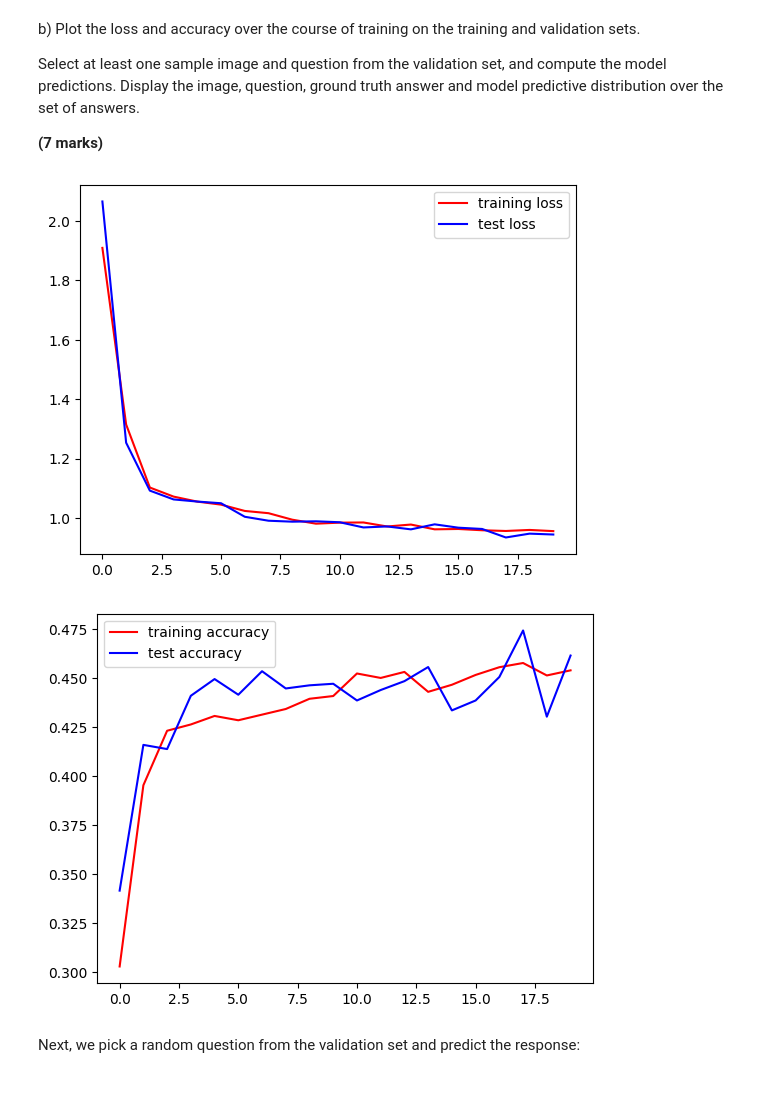
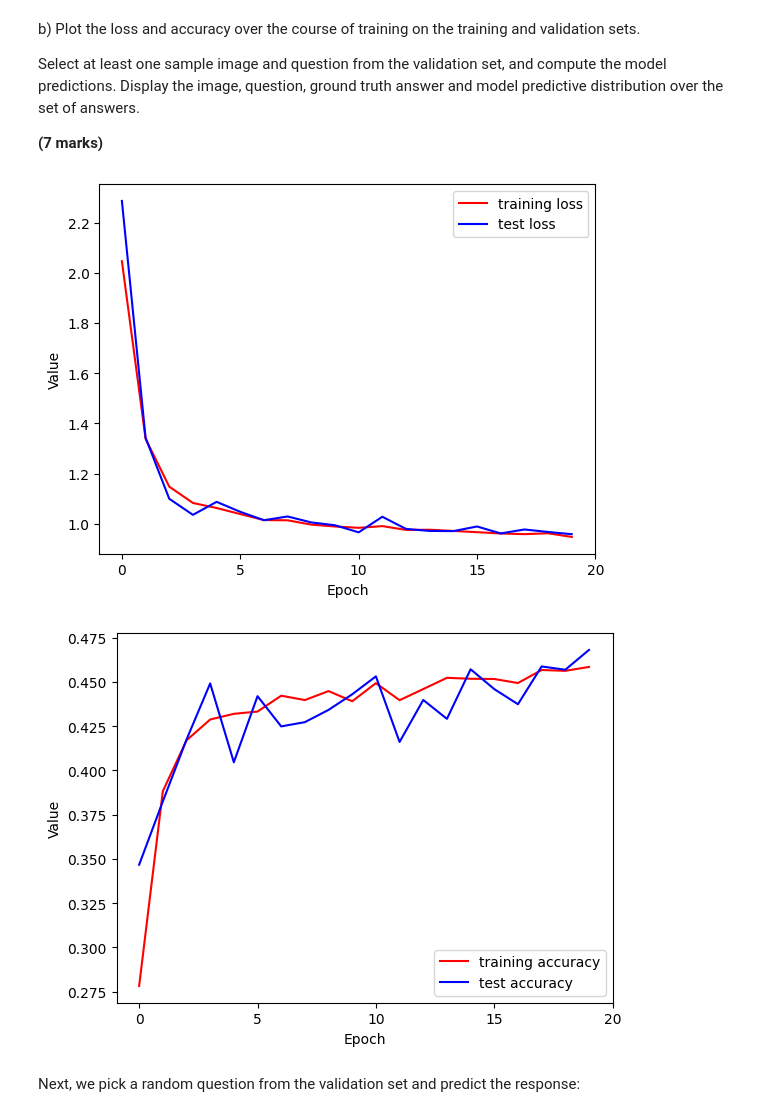
Before and after one commit to frasermartinx/DL, a Jupyter notebook: Week 7/DL_CW2_02476922/DL_CW2_02476922.ipynb, the cells around one changed output. Drawn from its saved outputs; the diff is of its cells as text; code cells hidden in the pictures; blank space fills up the shorter version.

```diff
--- a/Week 7/DL_CW2_02476922/DL_CW2_02476922.ipynb
+++ b/Week 7/DL_CW2_02476922/DL_CW2_02476922.ipynb
@@ -203,3 +199,6 @@ def tokenize_q(element):
 #map it
 train_ds = train_ds.map(tokenize_q)
 val_ds = val_ds.map(tokenize_q)
+# %%
+for ele in train_ds.take(1):
+    print(ele)
@@ -213,7 +230,7 @@ def sample_image(element):
     #have to use tensorflow operation or it picks the same for all
     idx = tf.random.uniform(shape=(), minval=0, maxval=num_qs, dtype=tf.int32)
     q = q[idx,:]
-    a = a[idx,:]
+    a = a[idx]
     element["question"] = q
     element["answer"] = a
     return element
@@ -611,9 +624,12 @@ _NB: The model would need to be larger and trained for longer to achieve good pe
 # %%
 #setup optimizer and callback
 optimizer = Adam(lr = 3e-4)
+# callback to save training and validation performance
 logger = CSVLogger("epoch_log.csv", separator = ",", append = True)
-fm.compile(loss = "CategoricalCrossentropy", optimizer = optimizer,metrics = ["accuracy"])
+# callback to save the model every epoch
+ckpt = ModelCheckpoint("model.csv", monitor = "val_loss")
+fm.compile(loss = "SparseCategoricalCrossentropy", optimizer = optimizer,metrics = ["accuracy"])
 # %%
-fm_history = fm.fit(train_ds,epochs = 20, validation_data = val_ds, callbacks = [logger])
+fm_history = fm.fit(train_ds,epochs = 20, validation_data = val_ds, callbacks = [logger,ckpt])
 # %% [output]
 Epoch 1/20
@@ -642,17 +657,23 @@ Select at least one sample image and question from the validation set, and compu
 # %%
 
 plt.plot(fm_history.history["loss"], "r", label = "training loss")
 plt.plot(fm_history.history["val_loss"],"b",label = "test loss")
+plt.xlabel("Epoch")
+plt.xticks([0,5,10,15,20])
+plt.ylabel("Value")
 plt.legend()
 plt.show()
 
 plt.plot(fm_history.history["accuracy"], "r", label = "training accuracy")
 plt.plot(fm_history.history["val_accuracy"],"b",label = "test accuracy")
+plt.xlabel("Epoch")
+plt.xticks([0,5,10,15,20])
+plt.ylabel("Value")
 plt.legend()
 plt.show()
 # %% [output]
-[figure, old version]
+[figure, new version]
-[figure, old version]
+[figure, new version]
 # %% [markdown]
 Next, we pick a random question from the validation set and predict the response:
 # %%
```
Also changed, not shown: parts of 19 cells of this notebook, 12 other files.
